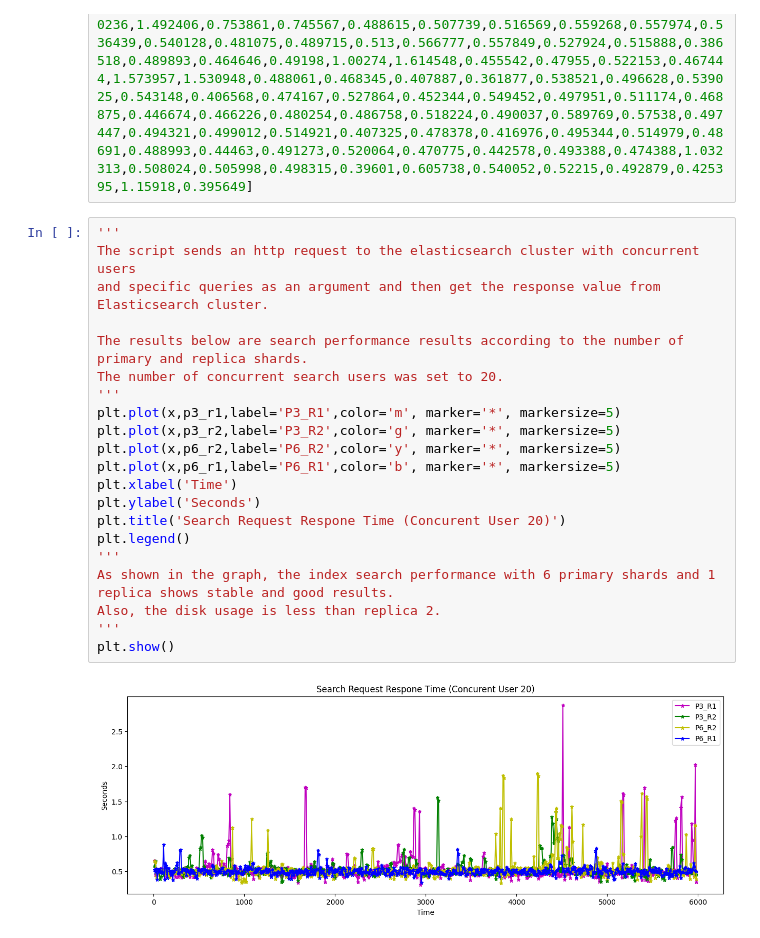
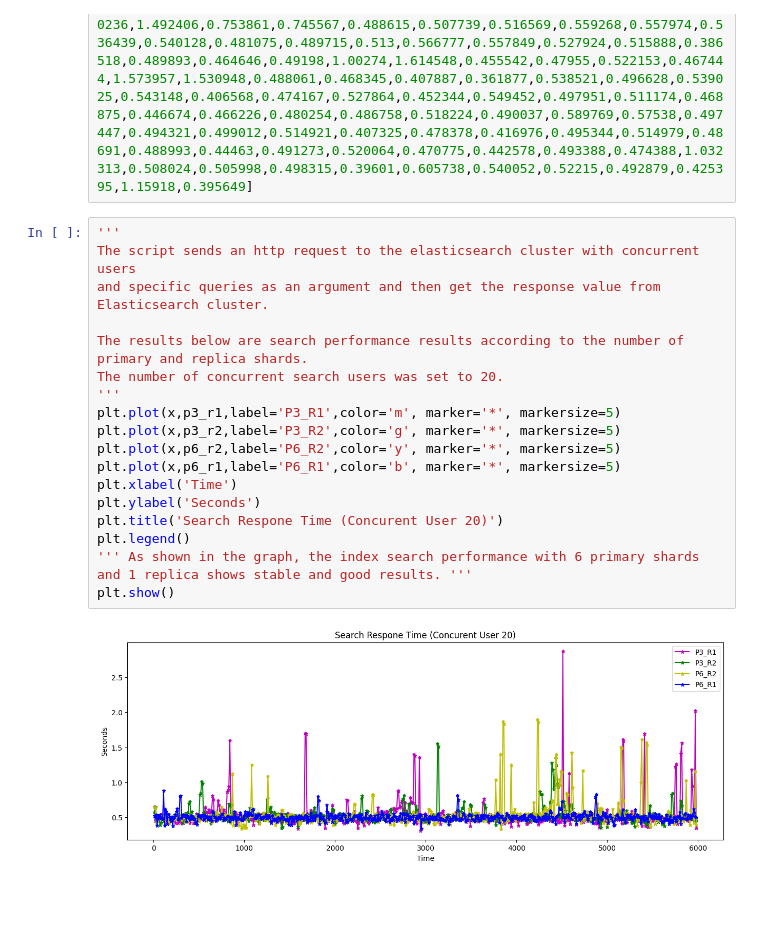
Before and after one commit to euiyounghwang/ELK-Stack-Upgrade, a Jupyter notebook: jupyter-workflow/es_search_gurad_shards_performance.ipynb, the cells around one changed output. Drawn from its saved outputs; the diff is of its cells as text; blank space fills up the shorter version.

```diff
--- a/jupyter-workflow/es_search_gurad_shards_performance.ipynb
+++ b/jupyter-workflow/es_search_gurad_shards_performance.ipynb
@@ -23,23 +23,20 @@ p6_r2 = [0.648585,0.635106,0.422878,0.523186,0.531011,0.529078,0.516839,0.526237
 # %%
 '''
 The script sends an http request to the elasticsearch cluster with concurrent users
 and specific queries as an argument and then get the response value from Elasticsearch cluster.
 
 The results below are search performance results according to the number of primary and replica shards.
 The number of concurrent search users was set to 20.
 '''
 plt.plot(x,p3_r1,label='P3_R1',color='m', marker='*', markersize=5)
 plt.plot(x,p3_r2,label='P3_R2',color='g', marker='*', markersize=5)
 plt.plot(x,p6_r2,label='P6_R2',color='y', marker='*', markersize=5)
 plt.plot(x,p6_r1,label='P6_R1',color='b', marker='*', markersize=5)
 plt.xlabel('Time')
 plt.ylabel('Seconds')
-plt.title('Search Request Respone Time (Concurent User 20)')
+plt.title('Search Respone Time (Concurent User 20)')
 plt.legend()
-'''
-As shown in the graph, the index search performance with 6 primary shards and 1 replica shows stable and good results.
-Also, the disk usage is less than replica 2.
-'''
+''' As shown in the graph, the index search performance with 6 primary shards and 1 replica shows stable and good results. '''
 plt.show()
 # %% [output]
-[figure, old version]
+[figure, new version]
```
Also changed, not shown: parts of 1 cell of this notebook, 3 other files.
